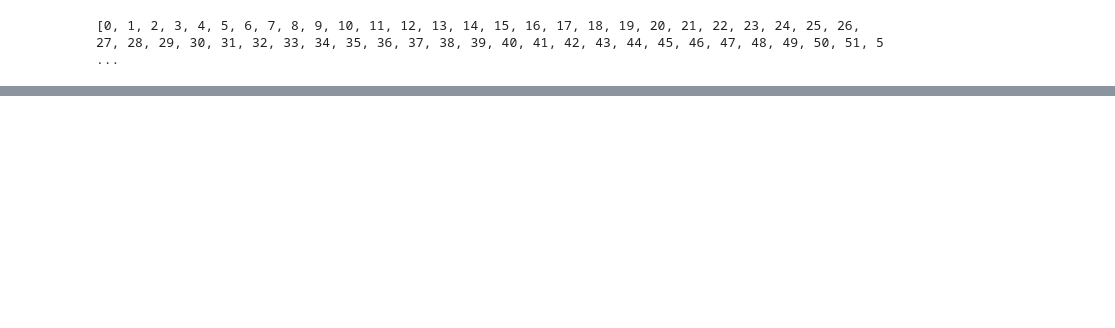
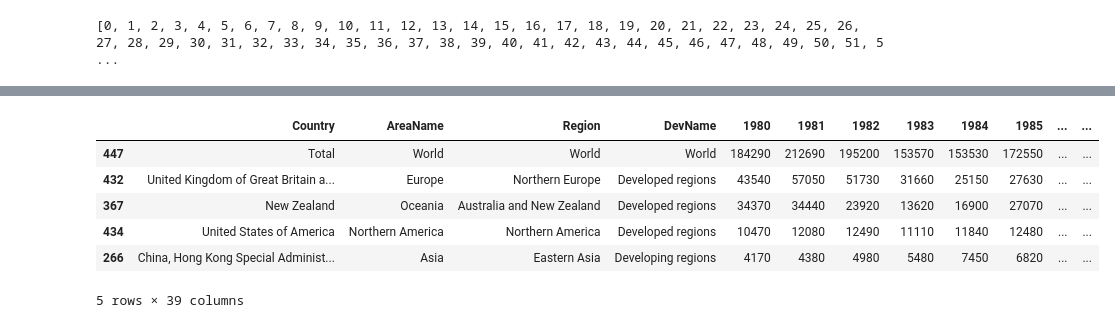
Before and after one commit to leangaurav/dsc_weekday_1, a Jupyter notebook: Assignments/Ronith_Raj/AustraliaImmigrantsPandas.ipynb, the cells around one changed output, grey strips where cells are left out. Cells and saved outputs as stored; diff of their text form; code cells hidden in the pictures; blank space fills up the shorter version.

```diff
--- a/Assignments/Ronith_Raj/AustraliaImmigrantsPandas.ipynb
+++ b/Assignments/Ronith_Raj/AustraliaImmigrantsPandas.ipynb
@@ -126,8 +144,8 @@ australia.dropna(thresh = per_50, axis = 1, inplace = True)
 # Drop Unnessary Columns: Type, Coverage, Area, Reg, Dev (Column deletion) Your columns should now look like "OdName,AreaName,RegName,DevName,1980 ... 2008"
 print(f'Columns before deleting the unnecessary column are: \n{australia.columns}')
 
-# australia.drop(columns = ['Type', 'Coverage', 'Area', 'Reg', 'Dev'],axis = 1, inplace = True)
+australia.drop(columns = ['Type', 'Coverage', 'AREA', 'REG', 'DEV'],axis = 1, inplace = True)
 
-# print(f'Columns after deleting the unnecessary column are: \n{australia.columns}')
+print(f'Columns after deleting the unnecessary column are: \n{australia.columns}')
 # %% [output]
 Columns before deleting the unnecessary column are:
@@ -141,3 +169,5 @@ Index([    'Type', 'Coverage', 'AreaName',  'RegName',       1980,       1981,
       dtype='object')
 # %%
 # Rename columns :OdName -> Country; RegName -> Region
+australia.rename(columns={"OdName" : "Country", 'RegName' : "Region"}, inplace=True)
+australia.columns
@@ -144,4 +183,10 @@ Index([    'Type', 'Coverage', 'AreaName',  'RegName',       1980,       1981,
 # %%
-# Convert Column Names with Int type to Strings to avoid index errors with string indexing "1980, 1981 etc." => " '1980', '1981' ... " (Use rename)
+# Convert Column Names with Int type to Strings to avoid index errors with string indexing "1980, 1981 etc." => " '1980', '1981' ... "
+# (Use rename)
+# cols = australia.columns[4:]
+for i in australia.columns:
+    if type(i) == int:
+        australia.rename(columns ={i:f'{i}'}, inplace = True )
 # %%
 # Find Total number of immigrants for all years, and create a new column Total in data Frame
+australia['Total'] = australia.iloc[:, 4:].sum(axis = 1)
@@ -147,0 +216,12 @@ Index([    'Type', 'Coverage', 'AreaName',  'RegName',       1980,       1981,
+# %%
+# Sort Data by the new column Total in descending order and analyze the fist few rows. (get first few rows using head)
+australia_sorted = australia.sort_values('Total', ascending = False)
+australia_sorted.head()
+# %% [output]
+|  | Country | AreaName | Region | DevName | 1980 | 1981 | 1982 | 1983 | 1984 | 1985 | ... | ... |
+| 447 | Total | World | World | World | 184290 | 212690 | 195200 | 153570 | 153530 | 172550 | ... | ... |
+| 432 | United Kingdom of Great Britain a... | Europe | Northern Europe | Developed regions | 43540 | 57050 | 51730 | 31660 | 25150 | 27630 | ... | ... |
+| 367 | New Zealand | Oceania | Australia and New Zealand | Developed regions | 34370 | 34440 | 23920 | 13620 | 16900 | 27070 | ... | ... |
+| 434 | United States of America | Northern America | Northern America | Developed regions | 10470 | 12080 | 12490 | 11110 | 11840 | 12480 | ... | ... |
+| 266 | China, Hong Kong Special Administ... | Asia | Eastern Asia | Developing regions | 4170 | 4380 | 4980 | 5480 | 7450 | 6820 | ... | ... |
+5 rows × 39 columns
```
Also changed, not shown: parts of 20 cells of this notebook, 1 other file.
